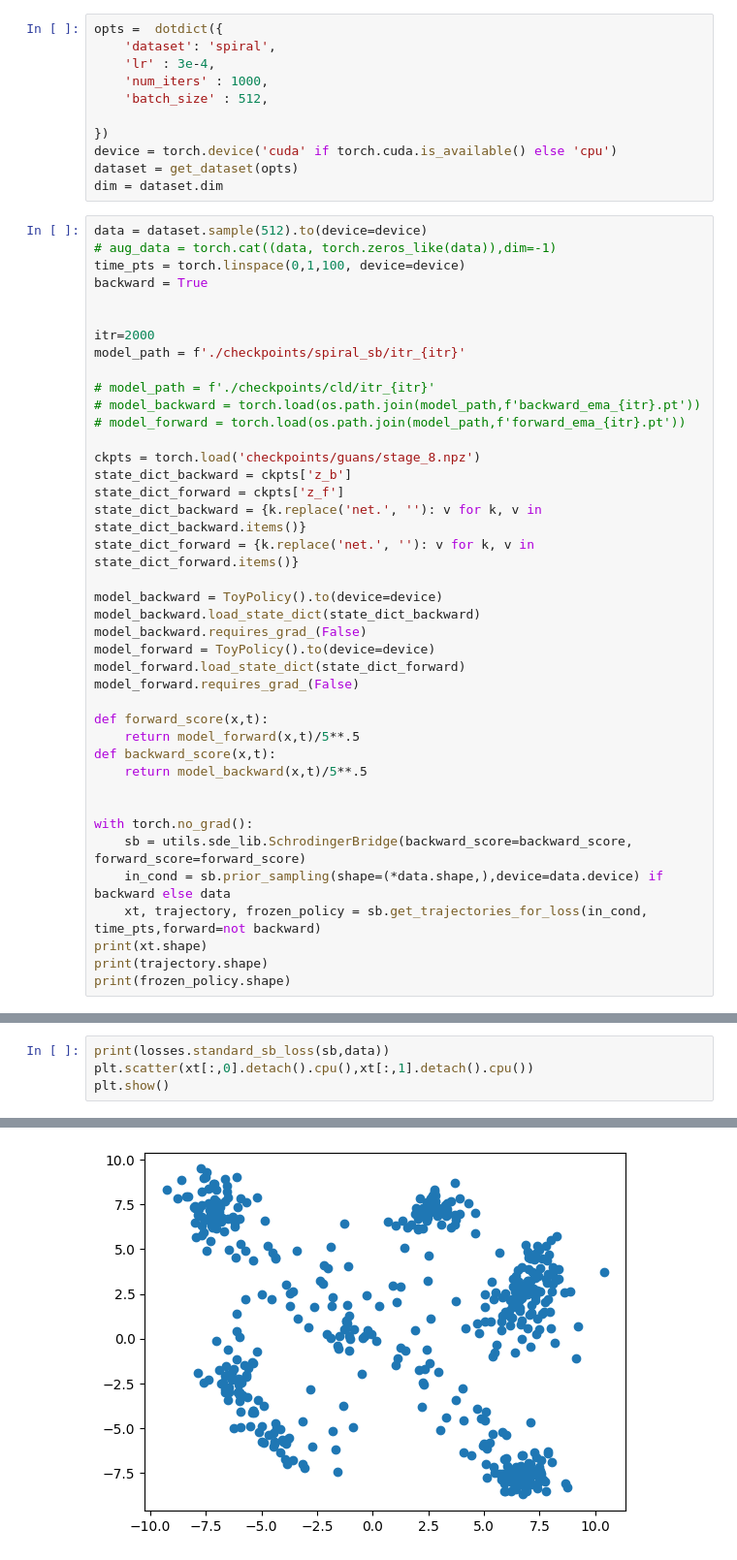
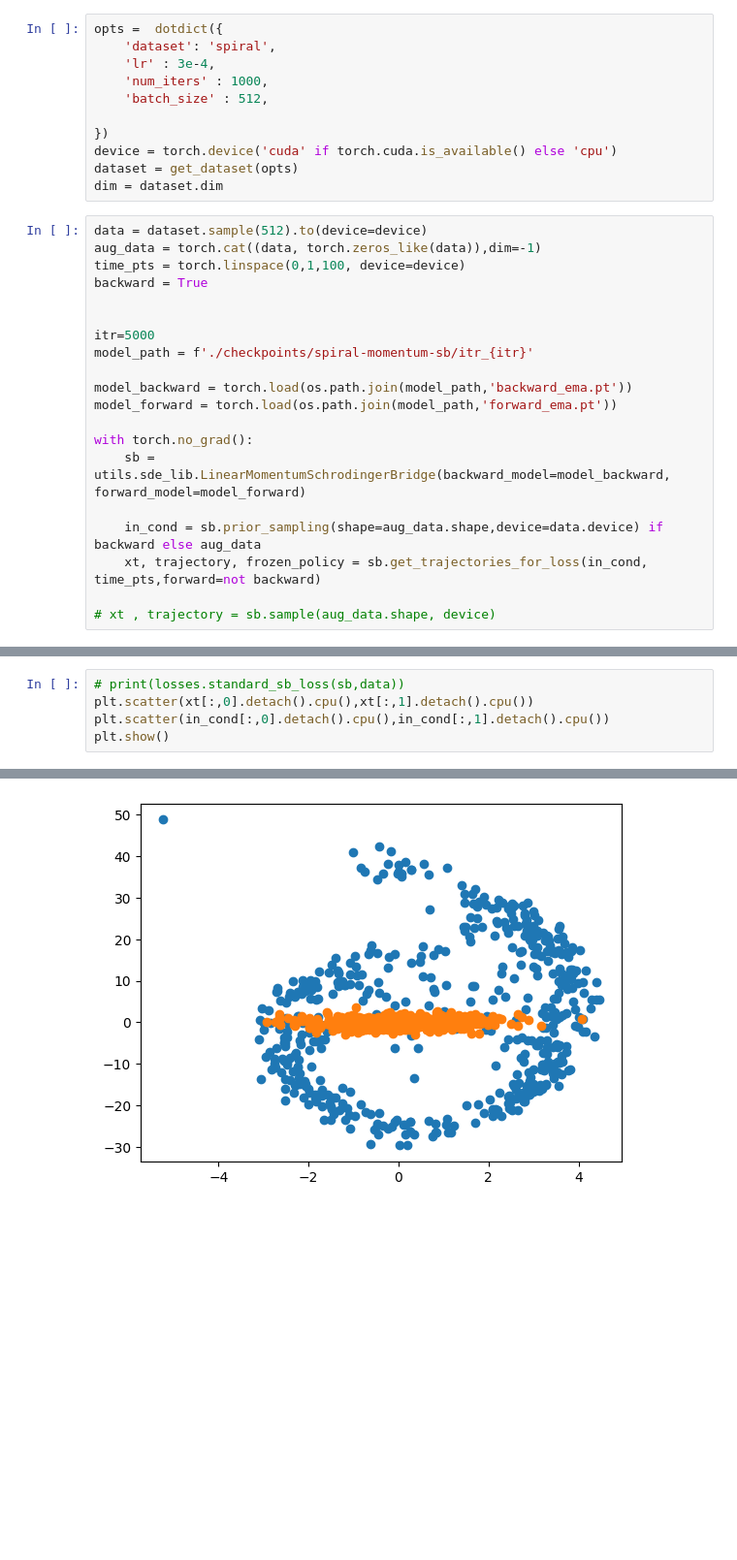
Before and after one commit to KevinRojas1499/variational-sb, a Jupyter notebook: sb_tutorial.ipynb, the cells around one changed output, grey strips where cells are left out. Shown at 97% size. Saved outputs shown, nothing was run; the diff lists cells and outputs as text; blank space fills up the shorter version.

Commit message:
Fixed alternate training for momentum version and improved speeed of variational training

```diff
--- a/sb_tutorial.ipynb
+++ b/sb_tutorial.ipynb
@@ -25,41 +45,21 @@ dataset = get_dataset(opts)
 dim = dataset.dim
 # %%
 data = dataset.sample(512).to(device=device)
-# aug_data = torch.cat((data, torch.zeros_like(data)),dim=-1)
+aug_data = torch.cat((data, torch.zeros_like(data)),dim=-1)
 time_pts = torch.linspace(0,1,100, device=device)
 backward = True
 
 
-itr=2000
-model_path = f'./checkpoints/spiral_sb/itr_{itr}'
+itr=5000
+model_path = f'./checkpoints/spiral-momentum-sb/itr_{itr}'
 
-# model_path = f'./checkpoints/cld/itr_{itr}'
-# model_backward = torch.load(os.path.join(model_path,f'backward_ema_{itr}.pt'))
-# model_forward = torch.load(os.path.join(model_path,f'forward_ema_{itr}.pt'))
-
-ckpts = torch.load('checkpoints/guans/stage_8.npz')
-state_dict_backward = ckpts['z_b']
-state_dict_forward = ckpts['z_f']
-state_dict_backward = {k.replace('net.', ''): v for k, v in state_dict_backward.items()}
-state_dict_forward = {k.replace('net.', ''): v for k, v in state_dict_forward.items()}
-
-model_backward = ToyPolicy().to(device=device)
-model_backward.load_state_dict(state_dict_backward)
-model_backward.requires_grad_(False)
-model_forward = ToyPolicy().to(device=device)
-model_forward.load_state_dict(state_dict_forward)
-model_forward.requires_grad_(False)
-
-def forward_score(x,t):
-    return model_forward(x,t)/5**.5
-def backward_score(x,t):
-    return model_backward(x,t)/5**.5
-
+model_backward = torch.load(os.path.join(model_path,'backward_ema.pt'))
+model_forward = torch.load(os.path.join(model_path,'forward_ema.pt'))
 
 with torch.no_grad():
-    sb = utils.sde_lib.SchrodingerBridge(backward_score=backward_score, forward_score=forward_score)
-    in_cond = sb.prior_sampling(shape=(*data.shape,),device=data.device) if backward else data
+    sb = utils.sde_lib.LinearMomentumSchrodingerBridge(backward_model=model_backward, forward_model=model_forward)
+
+    in_cond = sb.prior_sampling(shape=aug_data.shape,device=data.device) if backward else aug_data
     xt, trajectory, frozen_policy = sb.get_trajectories_for_loss(in_cond, time_pts,forward=not backward)
-print(xt.shape)
-print(trajectory.shape)
-print(frozen_policy.shape)
+
+# xt , trajectory = sb.sample(aug_data.shape, device)
@@ -70,5 +66,6 @@ torch.Size([512, 100, 2])
 # %%
-print(losses.standard_sb_loss(sb,data))
+# print(losses.standard_sb_loss(sb,data))
 plt.scatter(xt[:,0].detach().cpu(),xt[:,1].detach().cpu())
+plt.scatter(in_cond[:,0].detach().cpu(),in_cond[:,1].detach().cpu())
 plt.show()
 # %% [output]
@@ -76 +72 @@ tensor(379.5064, device='cuda:0', grad_fn=<AddBackward0>)
-[figure, old version]
+[figure, new version]
```
Also changed, not shown: parts of 6 cells of this notebook, 4 other files.
